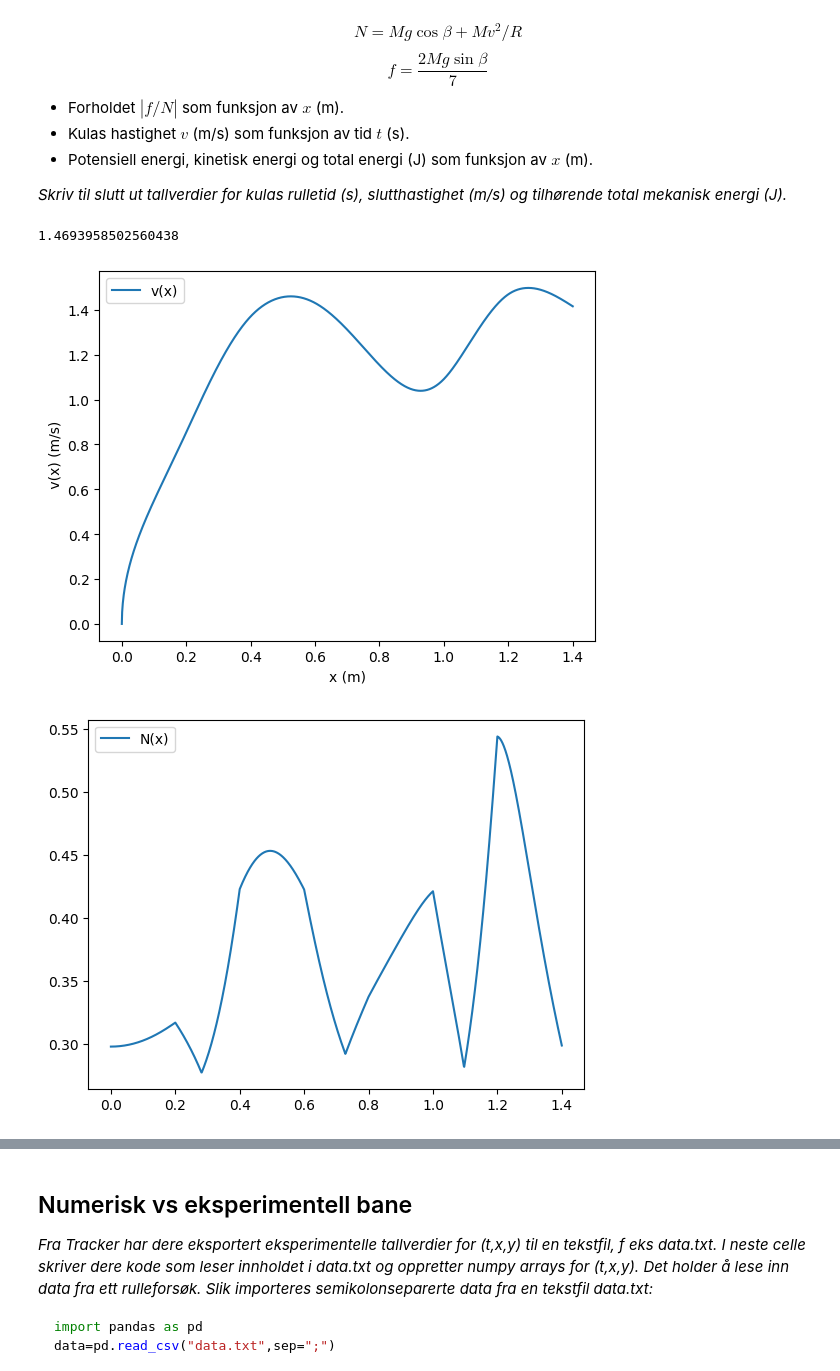
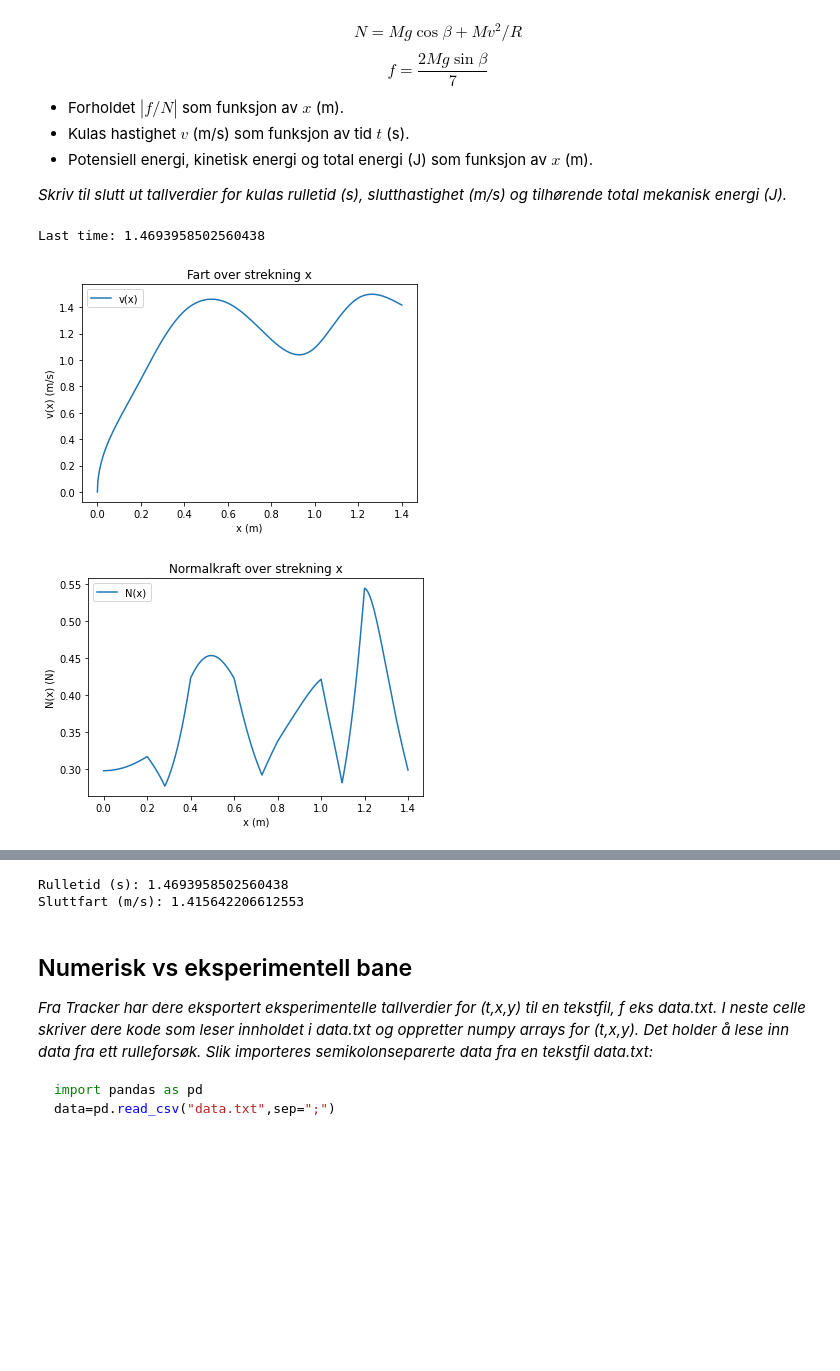
Before and after one commit to SverreNystad/physics-lab, a Jupyter notebook: lab-journal.ipynb, the cells around one changed output, grey strips where cells are left out. Cells and saved outputs as stored; diff of their text form; code cells hidden in the pictures; blank space fills up the shorter version.

Commit message:
Feat: Add plot function, pip installs and results

```diff
--- a/lab-journal.ipynb
+++ b/lab-journal.ipynb
@@ -177,51 +224,49 @@ $$f = \frac{2Mg\sin\beta}{7}$$
 v_x = np.sqrt(10*g*(y[0] - y)/7)
 
 #Normalkraft mot x
 N_x = M*g*np.cos(beta) + M*v_x**2/R
 
 #statsik friksjons
 f_x = 2*M*g*np.sin(beta)/7
 
 #|f/N|
 f_div_N = abs(f_x/N_x)
 
 #v(t)
 
 # v * t = d,  t = d/t
 def times() -> np.ndarray:
     times = np.zeros(x.size)
     for i in range(1, x.size):
+        # Beregner gjennomsnittlig hastighet mellom to punkter
         dv_x = (v_x[i] + v_x[i-1])/2
         times[i] = times[i-1] + dx/dv_x
     return times
 
 t = times()
 
 print(f"Last time: {t[-1]}")
-#Utskrift av rulletid, sluttfart, total mekanisk energi
-plt.plot(x, v_x, label="v(x)")
-plt.xlabel("x (m)")
-plt.ylabel(" v(x) (m/s)")
-plt.legend()
-plt.show()
 
-plt.plot(x, N_x, label="N(x)")
-plt.legend()
-plt.show()
+def plot(x, y, xlabel="", ylabel="", title="", legend=""):
+    plt.plot(x, y, label=legend)
+    plt.xlabel(xlabel)
+    plt.ylabel(ylabel)
+    plt.title(title)
+    plt.legend()
+    plt.show()
 
 
-plt.plot(x, f_x, label="f(x)")
-plt.legend()
-plt.show()
 
-plt.plot(x, f_div_N, label="|f/N|")
-plt.legend()
-plt.show()
+plot(x, v_x, "x (m)", "v(x) (m/s)", "Fart over strekning x", "v(x)")
+plot(x, N_x, "x (m)", "N(x) (N)", "Normalkraft over strekning x", "N(x)")
+plot(x, f_x, "x (m)", "f(x) (N)", "Friksjonskraft over strekning x", "f(x)")
+plot(x, f_div_N, "x (m)", "|f/N|", "Friksjonskraft i forhold til normalkraft", "|f/N|")
+plot(t, v_x, "t (s)", "v(t) (m/s)", "Fart som funksjon av tid", "v(t)")
 
-plt.plot(t, v_x, label="v(t)")
-plt.legend()
-plt.show()
+#Utskrift av rulletid, sluttfart, total mekanisk energi
+print(f'Rulletid (s): {t[-1]}')
+print(f'Sluttfart (m/s): {v_x[-1]}')
 # %% [output]
-1.4693958502560438
+Last time: 1.4693958502560438
-[figure, old version]
+[figure, new version]
-[figure, old version]
+[figure, new version]
@@ -231,3 +276,5 @@ plt.show()
+Rulletid (s): 1.4693958502560438
+Sluttfart (m/s): 1.415642206612553
 # %% [markdown]
 ## Numerisk vs eksperimentell bane
 
```
Also changed, not shown: parts of 5 cells of this notebook.
